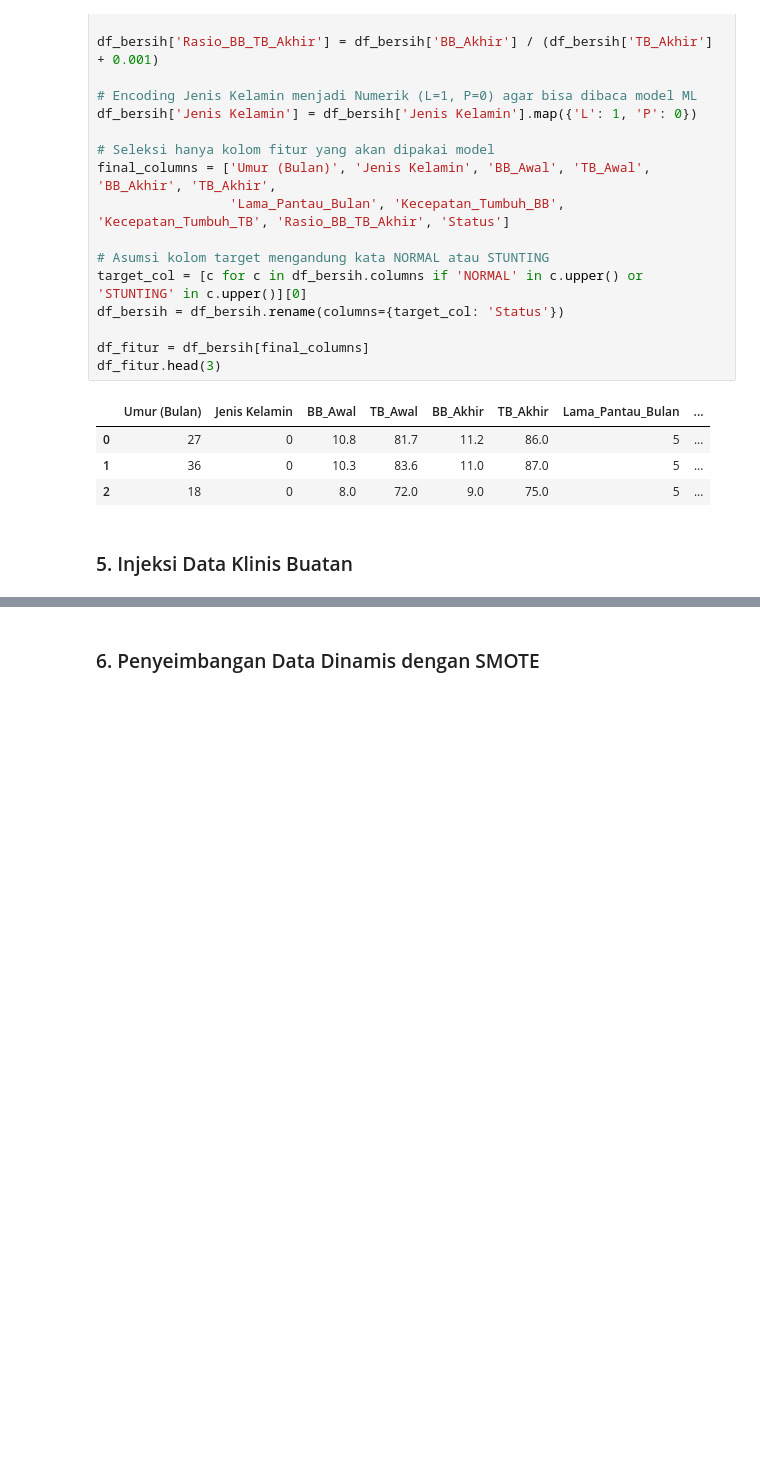
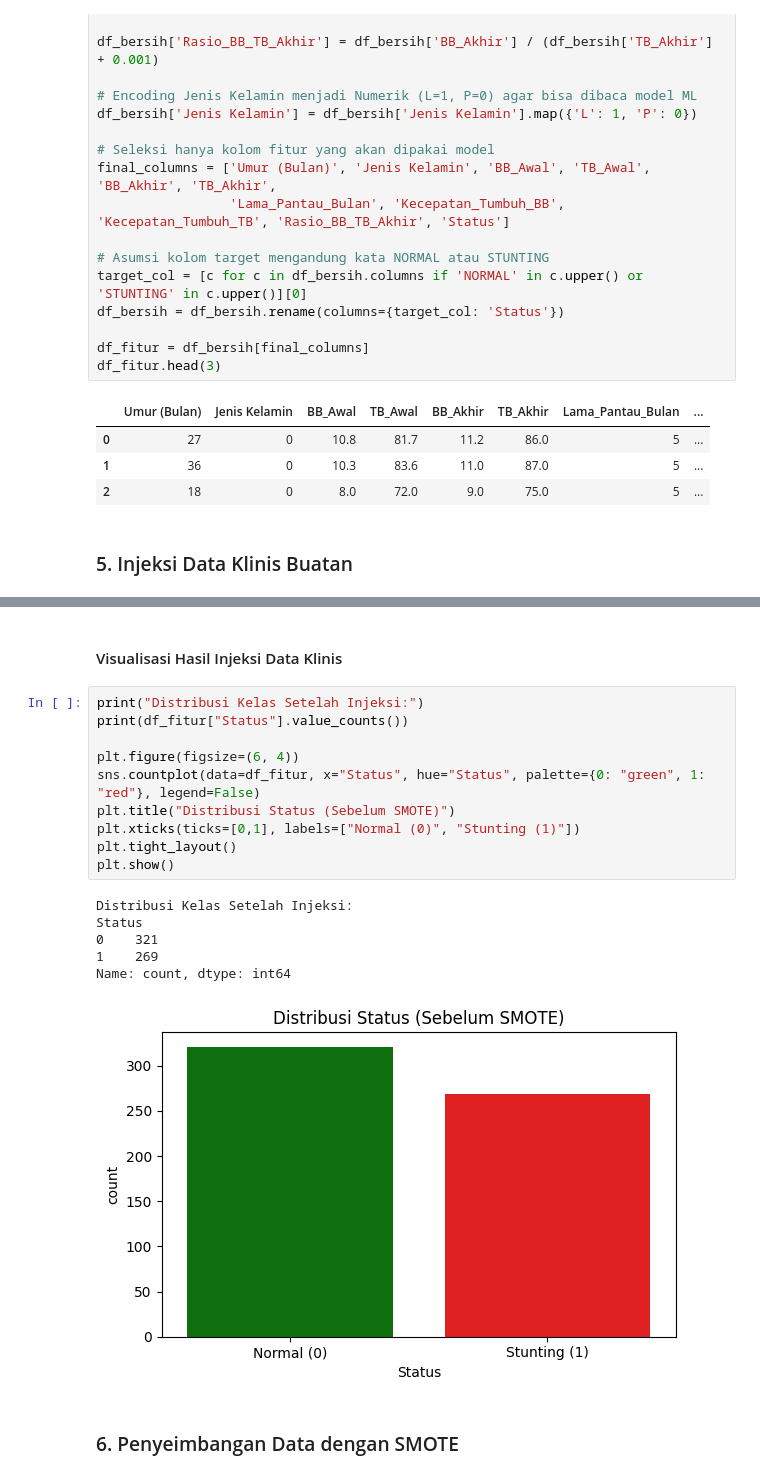
Before and after one commit to MuhammadRizalNurfirdaus/Sistem_Pendukung_Keputusan_Berbasis_Web_Menggunakan_ML_untuk_Prediksi_Risiko_Stunting, a Jupyter notebook: ML/notebooks/generate_dummy_data.ipynb, the cells around one changed output, grey strips where cells are left out. Saved outputs shown, nothing was run; the diff lists cells and outputs as text; blank space fills up the shorter version.

```diff
--- a/ML/notebooks/generate_dummy_data.ipynb
+++ b/ML/notebooks/generate_dummy_data.ipynb
@@ -212,5 +244,24 @@ Berhasil menyuntikkan 250 pasien Normal dan 250 pasien Stunting buatan ke datase
+# %% [markdown]
+#### Visualisasi Hasil Injeksi Data Klinis
+# %%
+print("Distribusi Kelas Setelah Injeksi:")
+print(df_fitur["Status"].value_counts())
+
+plt.figure(figsize=(6, 4))
+sns.countplot(data=df_fitur, x="Status", hue="Status", palette={0: "green", 1: "red"}, legend=False)
+plt.title("Distribusi Status (Sebelum SMOTE)")
+plt.xticks(ticks=[0,1], labels=["Normal (0)", "Stunting (1)"])
+plt.tight_layout()
+plt.show()
+# %% [output]
+Distribusi Kelas Setelah Injeksi:
+Status
+0    321
+1    269
+Name: count, dtype: int64
+[figure, added]
 # %% [markdown]
-### 6. Penyeimbangan Data Dinamis dengan SMOTE
+### 6. Penyeimbangan Data dengan SMOTE
 # %%
 X = df_fitur.drop(columns=['Status'])
 y = df_fitur['Status']
```
Also changed, not shown: parts of 10 cells of this notebook, 17 other files.
